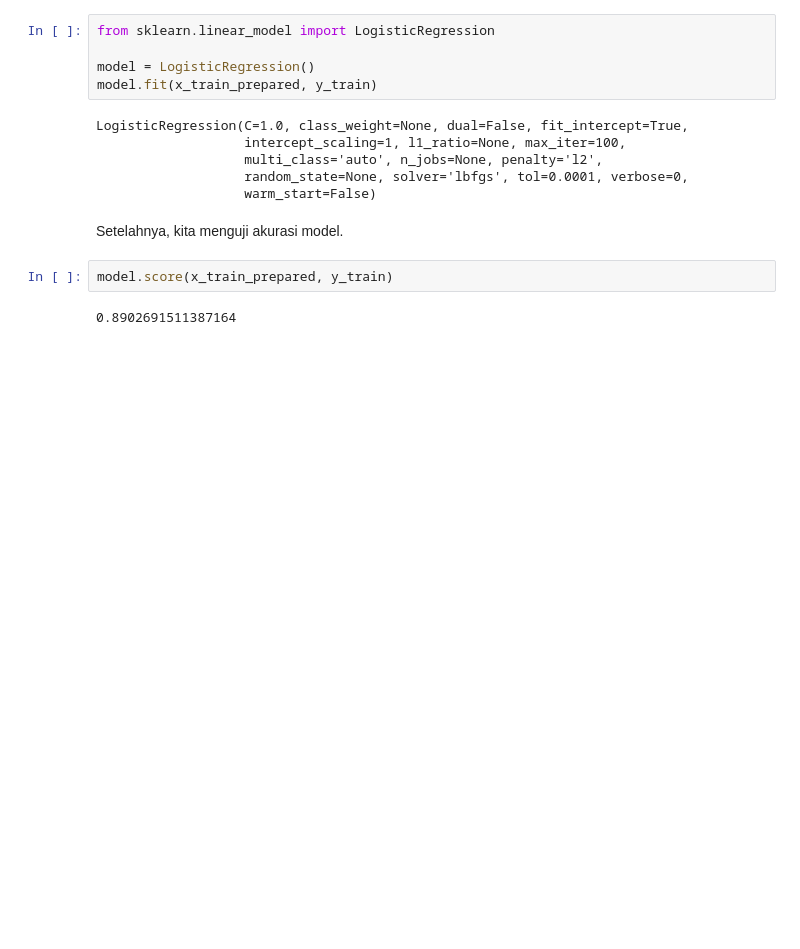
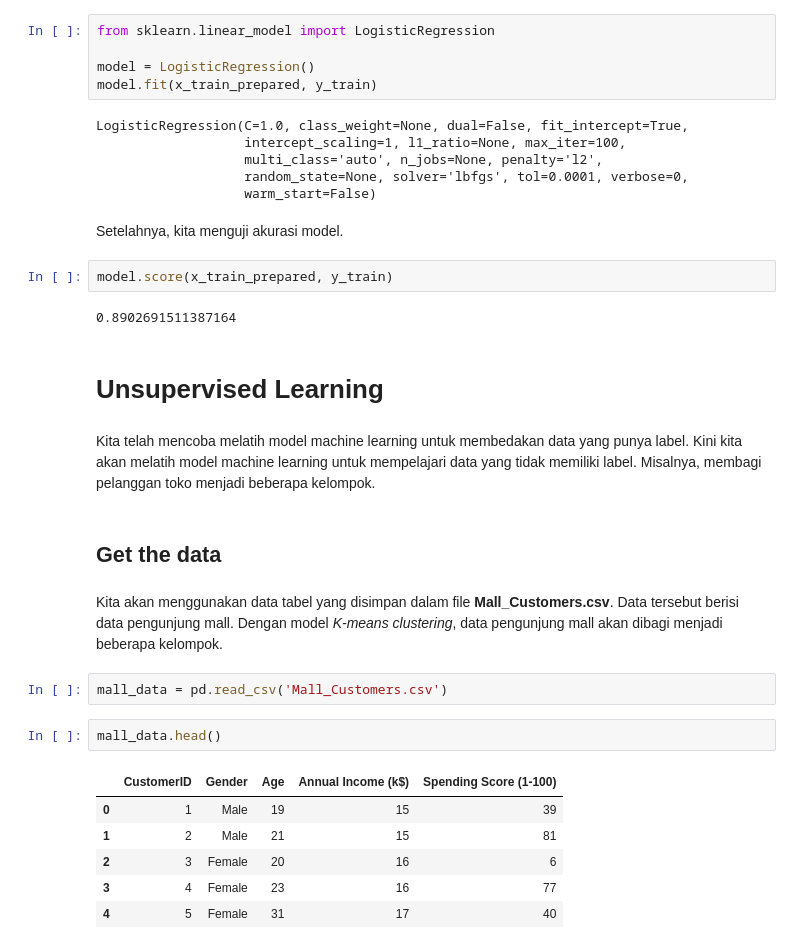
Before and after one commit to manfredmichael/Learning-Notebooks, a Jupyter notebook: Random /KodeKamp x DSC UG - March.ipynb, the cells around one changed output. Saved outputs shown, nothing was run; the diff lists cells and outputs as text; blank space fills up the shorter version.

Commit message:
added unsupervised learning section

```diff
--- a/Random /KodeKamp x DSC UG - March.ipynb
+++ b/Random /KodeKamp x DSC UG - March.ipynb
@@ -333,3 +333,23 @@ Setelahnya, kita menguji akurasi model.
 model.score(x_train_prepared, y_train)
 # %% [output]
 0.8902691511387164
+# %% [markdown]
+# Unsupervised Learning
+# %% [markdown]
+Kita telah mencoba melatih model machine learning untuk membedakan data yang punya label. Kini kita akan melatih model machine learning untuk mempelajari data yang tidak memiliki label. Misalnya, membagi pelanggan toko menjadi beberapa kelompok.
+# %% [markdown]
+## Get the data
+# %% [markdown]
+
+Kita akan menggunakan data tabel yang disimpan dalam file **Mall_Customers.csv**. Data tersebut berisi data pengunjung mall. Dengan model *K-means clustering*, data pengunjung mall akan dibagi menjadi beberapa kelompok.
+# %%
+mall_data = pd.read_csv('Mall_Customers.csv')
+# %%
+mall_data.head()
+# %% [output]
+|  | CustomerID | Gender | Age | Annual Income (k$) | Spending Score (1-100) |
+| 0 | 1 | Male | 19 | 15 | 39 |
+| 1 | 2 | Male | 21 | 15 | 81 |
+| 2 | 3 | Female | 20 | 16 | 6 |
+| 3 | 4 | Female | 23 | 16 | 77 |
+| 4 | 5 | Female | 31 | 17 | 40 |
```
Also changed, not shown: parts of 22 cells of this notebook.
